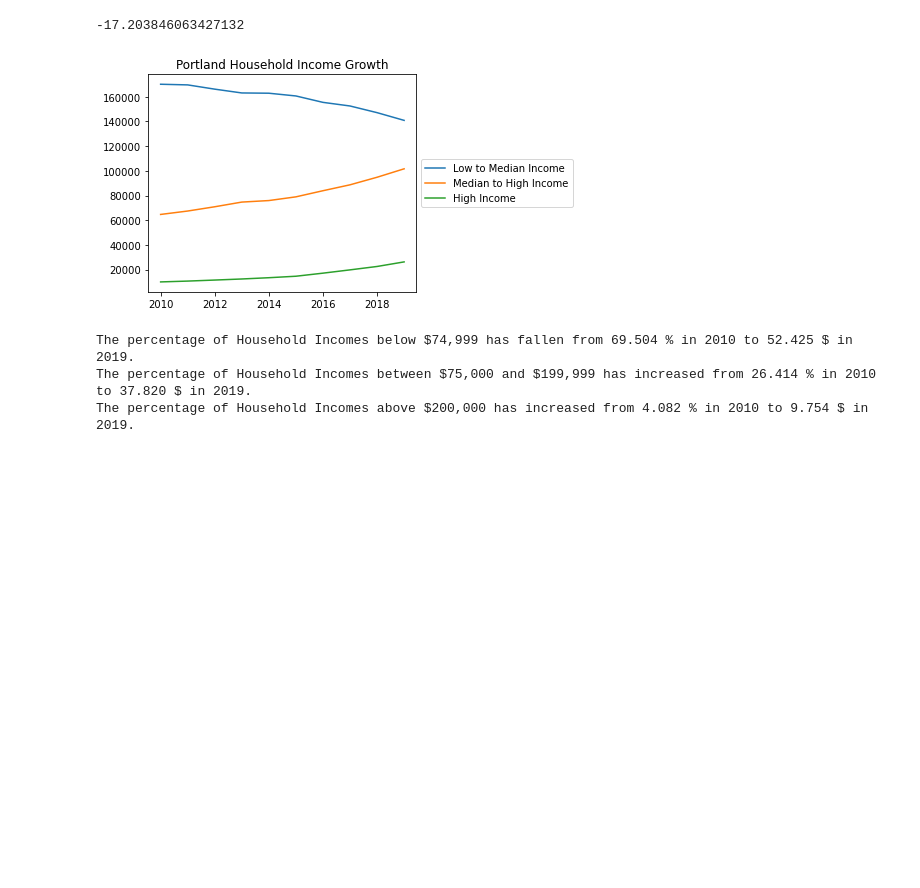
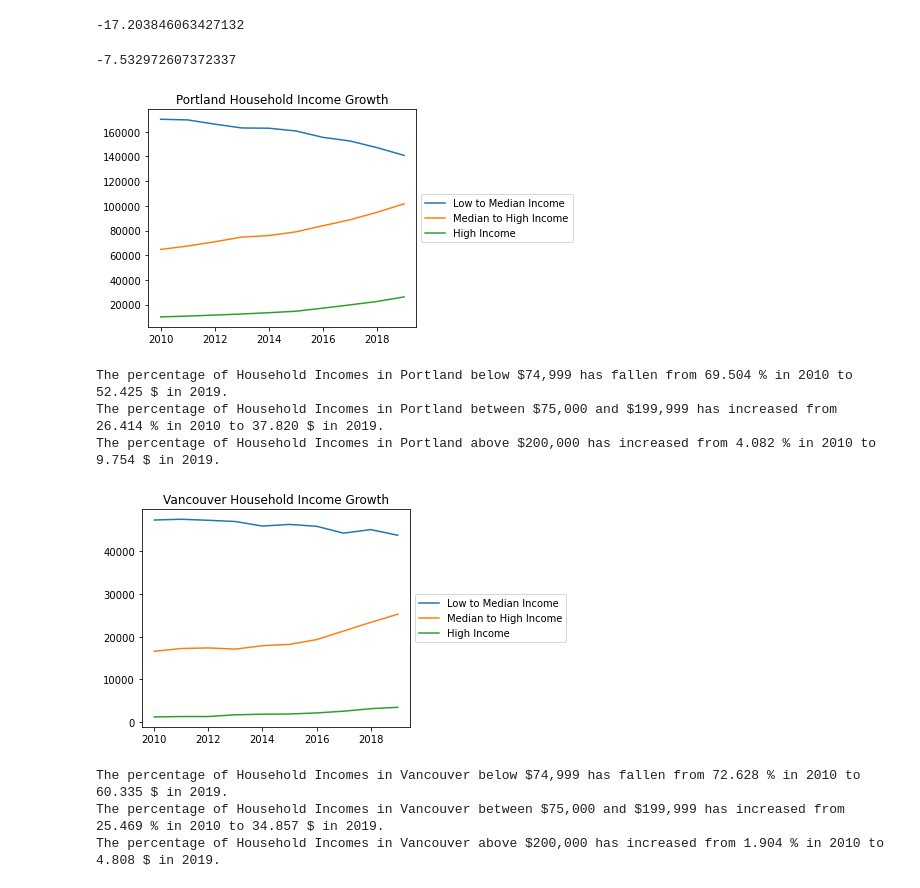
Before and after one commit to ianmonroe97/PortlandAffordableHousing, a Jupyter notebook: NewED_.ipynb, the cells around one changed output. Cells and saved outputs as stored; diff of their text form; code cells hidden in the pictures; blank space fills up the shorter version.

```diff
--- a/NewED_.ipynb
+++ b/NewED_.ipynb
@@ -929,3 +1138,8 @@ PorWHI
 | 2017 | 19750 | 7.569 |
 | 2018 | 22505 | 8.511 |
 | 2019 | 26212 | 9.754 |
+# %%
+VanWHI = pd.DataFrame(np.array([VanWHI10,VanWHI11,VanWHI12,VanWHI13,VanWHI14,VanWHI15,VanWHI16,VanWHI17,VanWHI18,VanWHI19]),
+                      columns = ['High Income'],index = [2010,2011,2012,2013,2014,2015,2016,2017,2018,2019])
+VanWHI['Percentage'] = VanWIndex
+VanWHI
@@ -961,3 +1187,17 @@ print(PorHIjoin)
 7       33.977
 8       35.848
 9       37.820
+# %%
+VanHIjoin = pd.merge(
+    VanLoHI,
+    VanUHI,
+    how="inner",
+    on=VanLoHI.index,
+    left_index=False,
+    right_index=False,
+    sort=True,
+    suffixes=("_x", "_y"),
+    copy=True,
+    indicator=False,
+    validate=None)
+print(PorHIjoin)
@@ -969,6 +1227,8 @@ Index(['key_0', 'Low to Median Income', 'Percentage_x',
       dtype='object')
 # %%
 PorHIjoin = PorHIjoin.merge(PorWHI, left_on='key_0',right_index=True, suffixes=(False, False))
+# %%
+VanHIjoin = VanHIjoin.merge(VanWHI, left_on='key_0',right_index=True, suffixes=(False, False))
 # %%
 PorHIjoin = PorHIjoin.rename(columns = {'key_0':'Year','Percentage_x':'Percentage LM','Percentage_y':'Percentage MH','Percentage':'Percentage H'})
 PorHIjoin
@@ -984,3 +1244,6 @@ PorHIjoin
 | 7 | 2017 | 152536 | 58.454 | 88663 | 33.977 | 19750 | ... |
 | 8 | 2018 | 147131 | 55.641 | 94792 | 35.848 | 22505 | ... |
 | 9 | 2019 | 140876 | 52.425 | 101630 | 37.820 | 26212 | ... |
+# %%
+VanHIjoin = VanHIjoin.rename(columns = {'key_0':'Year','Percentage_x':'Percentage LM','Percentage_y':'Percentage MH','Percentage':'Percentage H'})
+VanHIjoin
@@ -989,6 +1264,11 @@ PorLMgr = ((PorHIjoin['Low to Median Income'][9] - PorHIjoin['Low to Median Inco
 PorLMgr
 # %% [output]
 -17.203846063427132
+# %%
+VanLMgr = ((VanHIjoin['Low to Median Income'][9] - VanHIjoin['Low to Median Income'][0])/VanHIjoin['Low to Median Income'][0])*100
+VanLMgr
+# %% [output]
+-7.532972607372337
 # %%
 plt.plot(PorHIjoin['Year'],(PorHIjoin['Low to Median Income']),label = 'Low to Median Income')
 plt.plot(PorHIjoin['Year'],(PorHIjoin['Median to High Income']),label = 'Median to High Income')
@@ -1002,11 +1282,32 @@ ax.legend(loc='center left', bbox_to_anchor=(1, 0.5))
 plt.xlabel = ('Year')
 plt.ylabel = ('Population')
 plt.show()
-print ('The percentage of Household Incomes below $74,999 has fallen from',PorHIjoin['Percentage LM'][0],'% in 2010 to',PorHIjoin['Percentage LM'][9],'$ in 2019.')
-print ('The percentage of Household Incomes between $75,000 and $199,999 has increased from',PorHIjoin['Percentage MH'][0],'% in 2010 to',PorHIjoin['Percentage MH'][9],'$ in 2019.')
-print ('The percentage of Household Incomes above $200,000 has increased from',PorHIjoin['Percentage H'][0],'% in 2010 to',PorHIjoin['Percentage H'][9],'$ in 2019.')
+print ('The percentage of Household Incomes in Portland below $74,999 has fallen from',PorHIjoin['Percentage LM'][0],'% in 2010 to',PorHIjoin['Percentage LM'][9],'$ in 2019.')
+print ('The percentage of Household Incomes in Portland between $75,000 and $199,999 has increased from',PorHIjoin['Percentage MH'][0],'% in 2010 to',PorHIjoin['Percentage MH'][9],'$ in 2019.')
+print ('The percentage of Household Incomes in Portland above $200,000 has increased from',PorHIjoin['Percentage H'][0],'% in 2010 to',PorHIjoin['Percentage H'][9],'$ in 2019.')
 # %% [output]
 [figure]
-The percentage of Household Incomes below $74,999 has fallen from 69.504 % in 2010 to 52.425 $ in 2019.
-The percentage of Household Incomes between $75,000 and $199,999 has increased from 26.414 % in 2010 to 37.820 $ in 2019.
-The percentage of Household Incomes above $200,000 has increased from 4.082 % in 2010 to 9.754 $ in 2019.
+The percentage of Household Incomes in Portland below $74,999 has fallen from 69.504 % in 2010 to 52.425 $ in 2019.
+The percentage of Household Incomes in Portland between $75,000 and $199,999 has increased from 26.414 % in 2010 to 37.820 $ in 2019.
+The percentage of Household Incomes in Portland above $200,000 has increased from 4.082 % in 2010 to 9.754 $ in 2019.
+# %%
+plt.plot(VanHIjoin['Year'],(VanHIjoin['Low to Median Income']),label = 'Low to Median Income')
+plt.plot(VanHIjoin['Year'],(VanHIjoin['Median to High Income']),label = 'Median to High Income')
+plt.plot(VanHIjoin['Year'],(VanHIjoin['High Income']),label = 'High Income')
+plt.title('Vancouver Household Income Growth')
+plt.legend()
+ax = plt.subplot(111)
+box = ax.get_position()
+ax.set_position([box.x0, box.y0, box.width * 0.8, box.height])
+ax.legend(loc='center left', bbox_to_anchor=(1, 0.5))
+plt.xlabel = ('Year')
+plt.ylabel = ('Population')
+plt.show()
+print ('The percentage of Household Incomes in Vancouver below $74,999 has fallen from',VanHIjoin['Percentage LM'][0],'% in 2010 to',VanHIjoin['Percentage LM'][9],'$ in 2019.')
+print ('The percentage of Household Incomes in Vancouver between $75,000 and $199,999 has increased from',VanHIjoin['Percentage MH'][0],'% in 2010 to',VanHIjoin['Percentage MH'][9],'$ in 2019.')
+print ('The percentage of Household Incomes in Vancouver above $200,000 has increased from',VanHIjoin['Percentage H'][0],'% in 2010 to',VanHIjoin['Percentage H'][9],'$ in 2019.')
+# %% [output]
+[figure, added]
+The percentage of Household Incomes in Vancouver below $74,999 has fallen from 72.628 % in 2010 to 60.335 $ in 2019.
+The percentage of Household Incomes in Vancouver between $75,000 and $199,999 has increased from 25.469 % in 2010 to 34.857 $ in 2019.
+The percentage of Household Incomes in Vancouver above $200,000 has increased from 1.904 % in 2010 to 4.808 $ in 2019.
```
Also changed, not shown: parts of 12 cells of this notebook.
